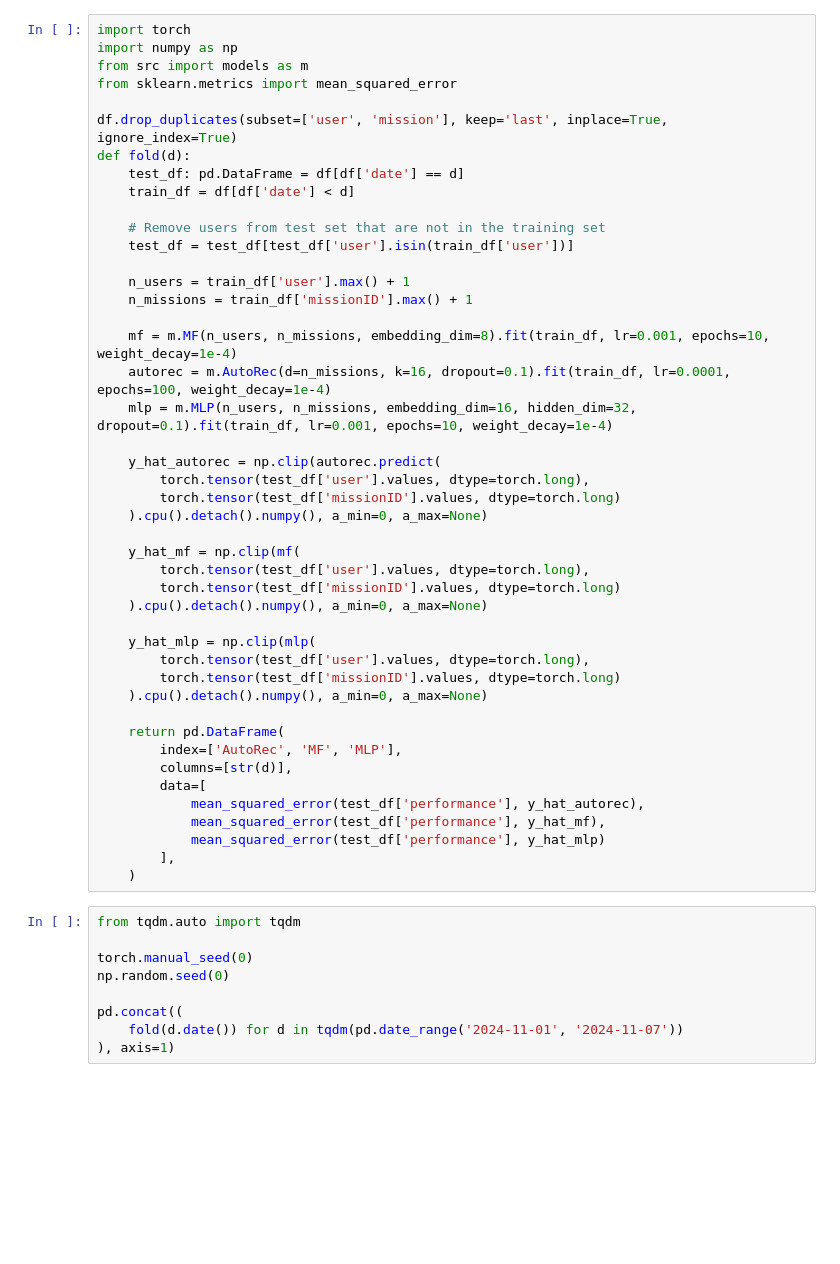
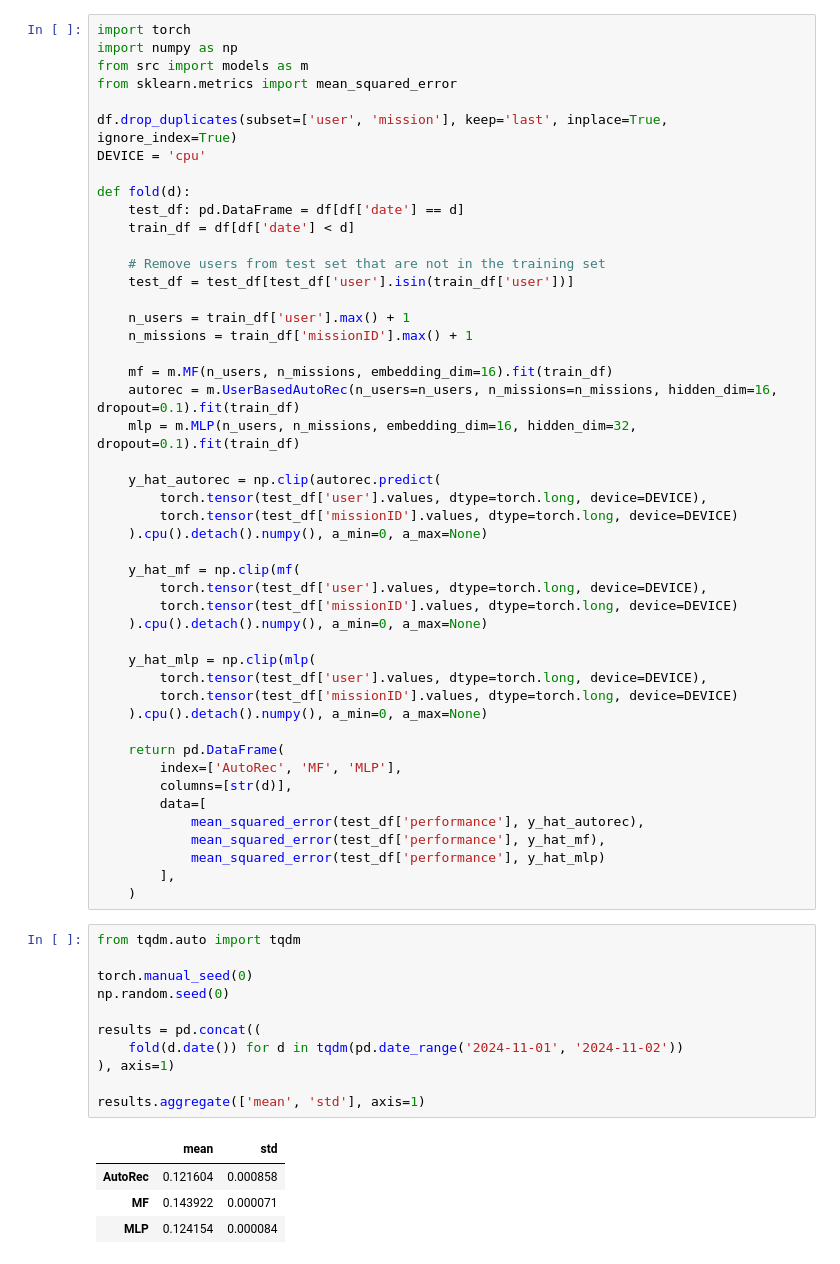
Before and after one commit to rik1599/recsys4good, a Jupyter notebook: train.ipynb, the cells around one changed output. Cells and saved outputs as stored; diff of their text form; blank space fills up the shorter version.

```diff
--- a/train.ipynb
+++ b/train.ipynb
@@ -34,6 +48,8 @@ from src import models as m
 from sklearn.metrics import mean_squared_error
 
 df.drop_duplicates(subset=['user', 'mission'], keep='last', inplace=True, ignore_index=True)
+DEVICE = 'cpu'
+
 def fold(d):
     test_df: pd.DataFrame = df[df['date'] == d]
     train_df = df[df['date'] < d]
@@ -44,23 +60,23 @@ def fold(d):
     n_users = train_df['user'].max() + 1
     n_missions = train_df['missionID'].max() + 1
 
-    mf = m.MF(n_users, n_missions, embedding_dim=8).fit(train_df, lr=0.001, epochs=10, weight_decay=1e-4)
-    autorec = m.AutoRec(d=n_missions, k=16, dropout=0.1).fit(train_df, lr=0.0001, epochs=100, weight_decay=1e-4)
-    mlp = m.MLP(n_users, n_missions, embedding_dim=16, hidden_dim=32, dropout=0.1).fit(train_df, lr=0.001, epochs=10, weight_decay=1e-4)
+    mf = m.MF(n_users, n_missions, embedding_dim=16).fit(train_df)
+    autorec = m.UserBasedAutoRec(n_users=n_users, n_missions=n_missions, hidden_dim=16, dropout=0.1).fit(train_df)
+    mlp = m.MLP(n_users, n_missions, embedding_dim=16, hidden_dim=32, dropout=0.1).fit(train_df)
 
     y_hat_autorec = np.clip(autorec.predict(
-        torch.tensor(test_df['user'].values, dtype=torch.long),
-        torch.tensor(test_df['missionID'].values, dtype=torch.long)
+        torch.tensor(test_df['user'].values, dtype=torch.long, device=DEVICE),
+        torch.tensor(test_df['missionID'].values, dtype=torch.long, device=DEVICE)
     ).cpu().detach().numpy(), a_min=0, a_max=None)
 
     y_hat_mf = np.clip(mf(
-        torch.tensor(test_df['user'].values, dtype=torch.long),
-        torch.tensor(test_df['missionID'].values, dtype=torch.long)
+        torch.tensor(test_df['user'].values, dtype=torch.long, device=DEVICE),
+        torch.tensor(test_df['missionID'].values, dtype=torch.long, device=DEVICE)
     ).cpu().detach().numpy(), a_min=0, a_max=None)
 
     y_hat_mlp = np.clip(mlp(
-        torch.tensor(test_df['user'].values, dtype=torch.long),
-        torch.tensor(test_df['missionID'].values, dtype=torch.long)
+        torch.tensor(test_df['user'].values, dtype=torch.long, device=DEVICE),
+        torch.tensor(test_df['missionID'].values, dtype=torch.long, device=DEVICE)
     ).cpu().detach().numpy(), a_min=0, a_max=None)
 
     return pd.DataFrame(
@@ -75,9 +91,16 @@ def fold(d):
 # %%
 from tqdm.auto import tqdm
 
 torch.manual_seed(0)
 np.random.seed(0)
 
-pd.concat((
-    fold(d.date()) for d in tqdm(pd.date_range('2024-11-01', '2024-11-07'))
+results = pd.concat((
+    fold(d.date()) for d in tqdm(pd.date_range('2024-11-01', '2024-11-02'))
 ), axis=1)
+
+results.aggregate(['mean', 'std'], axis=1)
+# %% [output]
+|  | mean | std |
+| AutoRec | 0.121604 | 0.000858 |
+| MF | 0.143922 | 0.000071 |
+| MLP | 0.124154 | 0.000084 |
```
Also changed, not shown: parts of 1 cell of this notebook, 8 other files.
